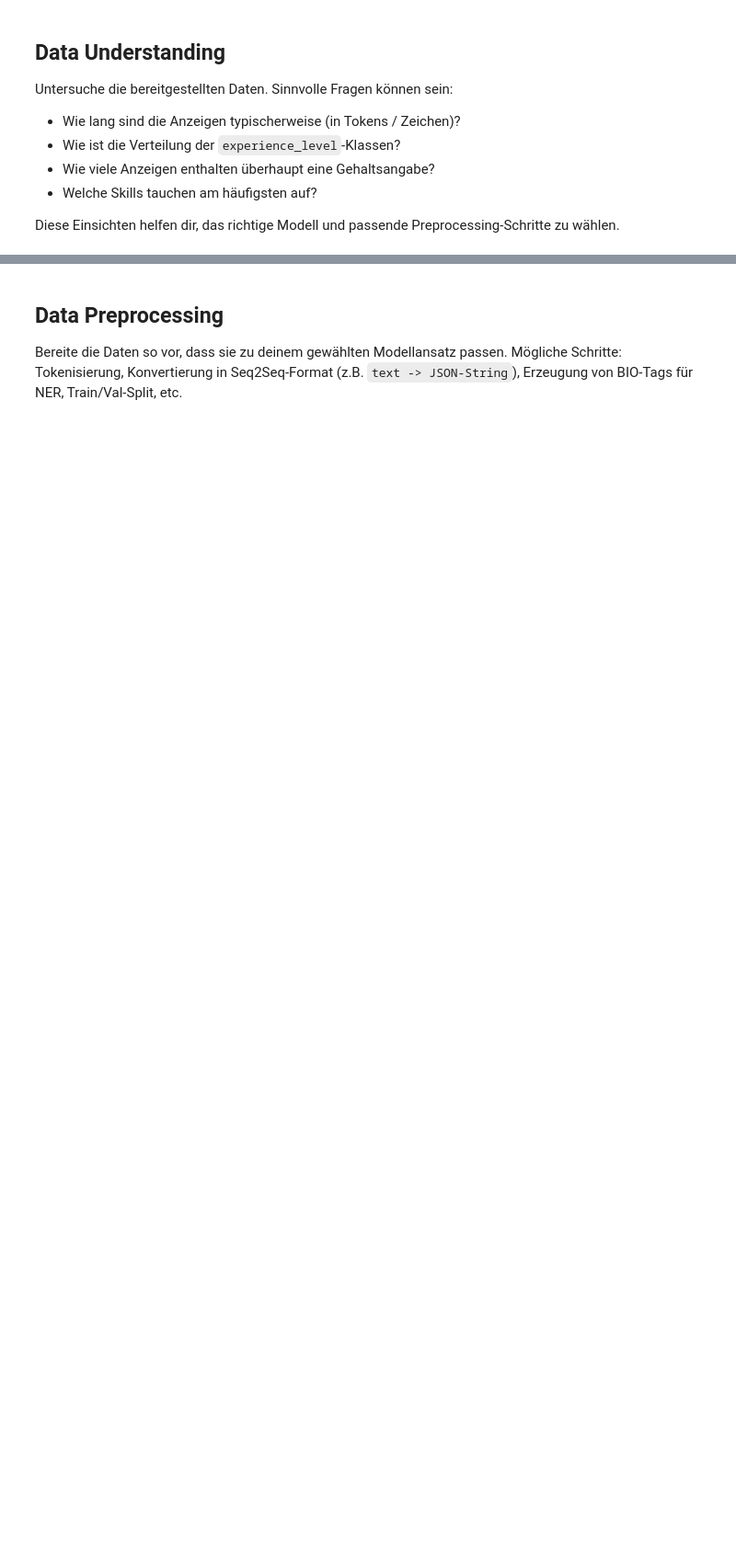
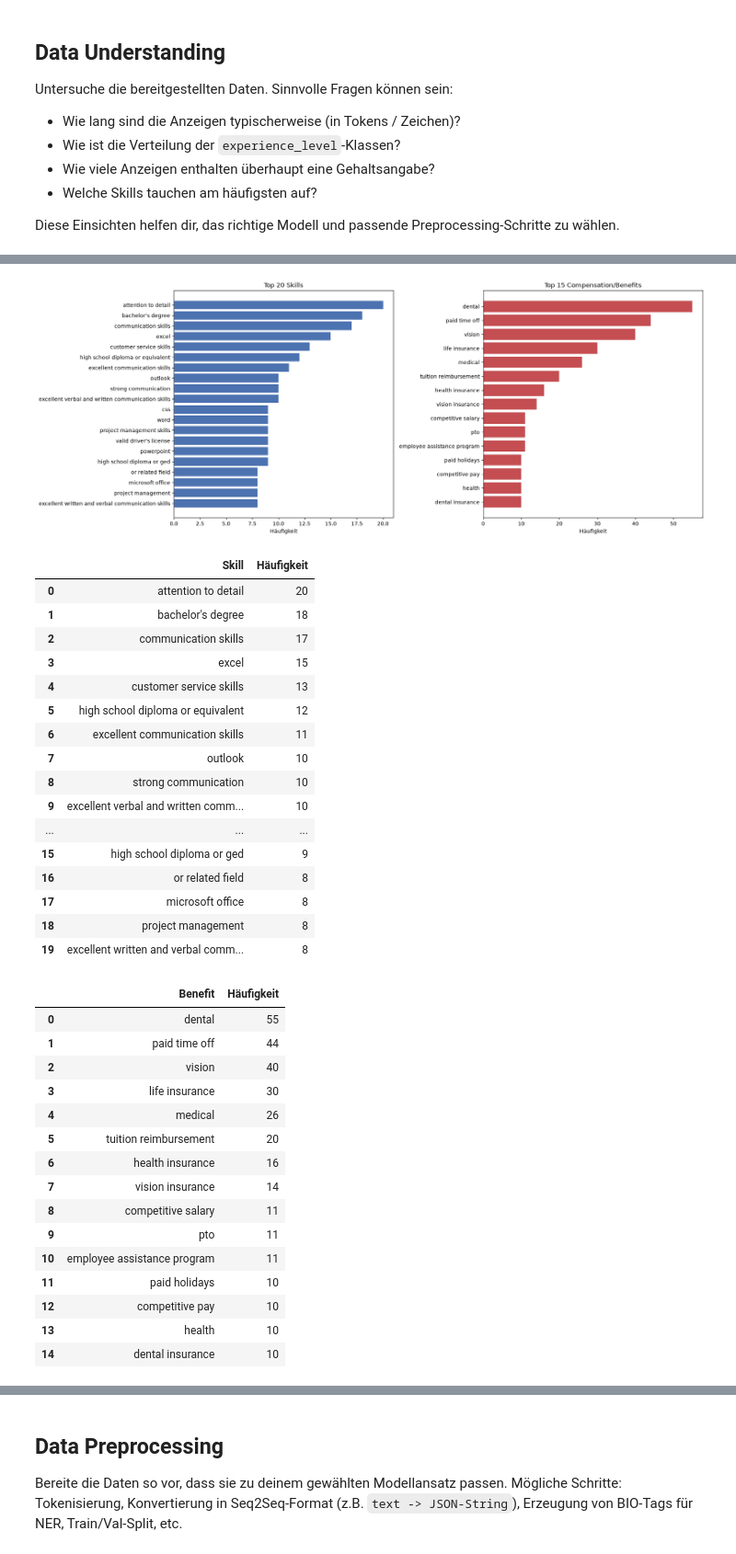
Before and after one commit to Sparkobbable/mdl2_fallstudie, a Jupyter notebook: Pruefungsleistung_Stellenanzeigenextraktion.ipynb, the cells around one changed output, grey strips where cells are left out. Shown at 92% size. Cells and saved outputs as stored; diff of their text form; code cells hidden in the pictures; blank space fills up the shorter version.

```diff
--- a/Pruefungsleistung_Stellenanzeigenextraktion.ipynb
+++ b/Pruefungsleistung_Stellenanzeigenextraktion.ipynb
@@ -458,0 +608,58 @@ Diese Einsichten helfen dir, das richtige Modell und passende Preprocessing-Schr
+# %%
+skill_counter = Counter(skill.strip().lower() for skills in analysis_df["required_skills"] for skill in skills if skill)
+benefit_counter = Counter(benefit.strip().lower() for benefits in analysis_df["compensation_benefits"] for benefit in benefits if benefit)
+
+top_skills = pd.DataFrame(skill_counter.most_common(20), columns=["Skill", "Häufigkeit"])
+top_benefits = pd.DataFrame(benefit_counter.most_common(15), columns=["Benefit", "Häufigkeit"])
+
+fig, axes = plt.subplots(1, 2, figsize=(18, 7))
+axes[0].barh(top_skills["Skill"], top_skills["Häufigkeit"], color="#4C72B0")
+axes[0].invert_yaxis()
+axes[0].set_title("Top 20 Skills")
+axes[0].set_xlabel("Häufigkeit")
+
+axes[1].barh(top_benefits["Benefit"], top_benefits["Häufigkeit"], color="#C44E52")
+axes[1].invert_yaxis()
+axes[1].set_title("Top 15 Compensation/Benefits")
+axes[1].set_xlabel("Häufigkeit")
+
+plt.tight_layout()
+plt.show()
+
+display(top_skills.head(20))
+display(top_benefits.head(15))
+# %% [output]
+[figure, added]
+|  | Skill | Häufigkeit |
+| 0 | attention to detail | 20 |
+| 1 | bachelor's degree | 18 |
+| 2 | communication skills | 17 |
+| 3 | excel | 15 |
+| 4 | customer service skills | 13 |
+| 5 | high school diploma or equivalent | 12 |
+| 6 | excellent communication skills | 11 |
+| 7 | outlook | 10 |
+| 8 | strong communication | 10 |
+| 9 | excellent verbal and written comm... | 10 |
+| ... | ... | ... |
+| 15 | high school diploma or ged | 9 |
+| 16 | or related field | 8 |
+| 17 | microsoft office | 8 |
+| 18 | project management | 8 |
+| 19 | excellent written and verbal comm... | 8 |
+|  | Benefit | Häufigkeit |
+| 0 | dental | 55 |
+| 1 | paid time off | 44 |
+| 2 | vision | 40 |
+| 3 | life insurance | 30 |
+| 4 | medical | 26 |
+| 5 | tuition reimbursement | 20 |
+| 6 | health insurance | 16 |
+| 7 | vision insurance | 14 |
+| 8 | competitive salary | 11 |
+| 9 | pto | 11 |
+| 10 | employee assistance program | 11 |
+| 11 | paid holidays | 10 |
+| 12 | competitive pay | 10 |
+| 13 | health | 10 |
+| 14 | dental insurance | 10 |
```
Also changed, not shown: parts of 20 cells of this notebook, 3 other files.
